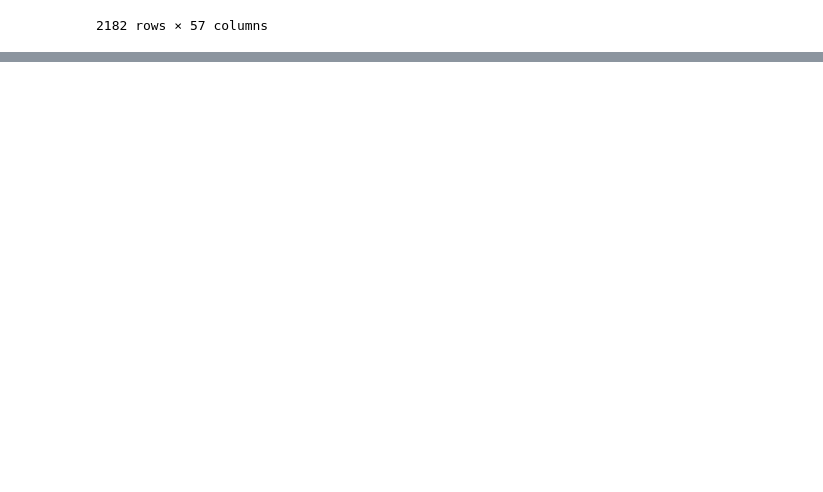
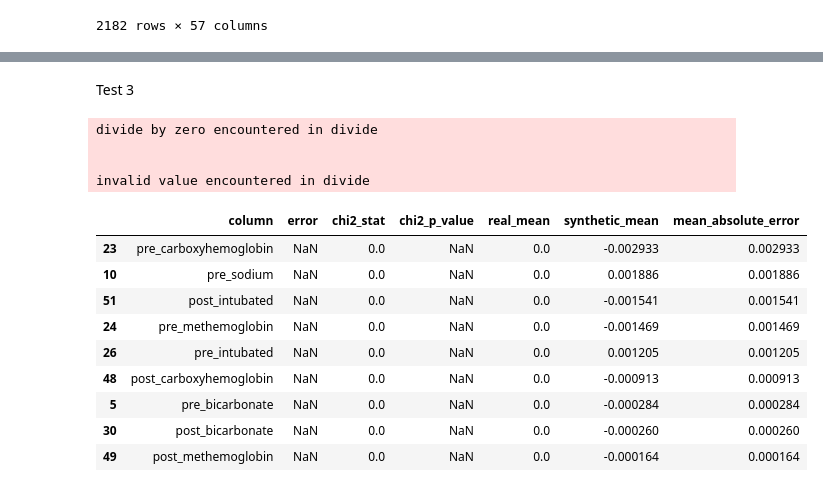
Before and after one commit to vaipos/Blue-Blood-ACM-Research, a Jupyter notebook: syndata.ipynb, the cells around one changed output, grey strips where cells are left out. Saved outputs shown, nothing was run; the diff lists cells and outputs as text; code cells hidden in the pictures; blank space fills up the shorter version.

Commit message:
KS statistical test

```diff
--- a/syndata.ipynb
+++ b/syndata.ipynb
@@ -19,0 +108,4 @@ df
+# %%
+import pandas as pd
+
+synthetic_df = pd.read_csv("synthetic_data_1.csv")
@@ -19,0 +214,5 @@ df
+# %%
+from sdv.metadata import SingleTableMetadata
+
+metadata = SingleTableMetadata()
+metadata.detect_from_dataframe(data=original_df)
@@ -19,0 +257,10 @@ df
+# %%
+import plotly.graph_objects as go
+import plotly.io as pio
+
+# Force browser rendering
+pio.renderers.default = 'browser'
+
+fig = go.Figure()
+fig.add_scatter(y=[2, 1, 3, 4])
+fig.show()
@@ -19,0 +269,18 @@ df
+# %%
+from sdv.evaluation.single_table import get_column_plot
+import plotly.offline as py
+
+py.init_notebook_mode(connected=True)
+
+for column in original_df.columns:
+    try:
+        fig = get_column_plot(
+            real_data=original_df,
+            synthetic_data=synthetic_df,
+            column_name=column,
+            metadata=metadata
+        )
+        print(f"Plotting column: {column}")
+        py.iplot(fig)
+    except Exception as e:
+        print(f"Could not plot column: {column} — Error: {e}")
@@ -19,0 +301,2 @@ df
+# %% [markdown]
+Test 3
@@ -19,0 +386,23 @@ df
+# %%
+results_df = compare_real_synthetic(original_df, synthetic_df)
+results_df.sort_values(by='mean_absolute_error', ascending=False, inplace=True)  # Optional
+
+clean_results = results_df.dropna(subset=['chi2_stat', 'mean_absolute_error'])
+
+
+clean_results
+# %% [output]
+divide by zero encountered in divide
+
+
+invalid value encountered in divide
+|  | column | error | chi2_stat | chi2_p_value | real_mean | synthetic_mean | mean_absolute_error |
+| 23 | pre_carboxyhemoglobin | NaN | 0.0 | NaN | 0.0 | -0.002933 | 0.002933 |
+| 10 | pre_sodium | NaN | 0.0 | NaN | 0.0 | 0.001886 | 0.001886 |
+| 51 | post_intubated | NaN | 0.0 | NaN | 0.0 | -0.001541 | 0.001541 |
+| 24 | pre_methemoglobin | NaN | 0.0 | NaN | 0.0 | -0.001469 | 0.001469 |
+| 26 | pre_intubated | NaN | 0.0 | NaN | 0.0 | 0.001205 | 0.001205 |
+| 48 | post_carboxyhemoglobin | NaN | 0.0 | NaN | 0.0 | -0.000913 | 0.000913 |
+| 5 | pre_bicarbonate | NaN | 0.0 | NaN | 0.0 | -0.000284 | 0.000284 |
+| 30 | post_bicarbonate | NaN | 0.0 | NaN | 0.0 | -0.000260 | 0.000260 |
+| 49 | post_methemoglobin | NaN | 0.0 | NaN | 0.0 | -0.000164 | 0.000164 |
```
Also changed, not shown: parts of 19 cells of this notebook, 15 other files.
